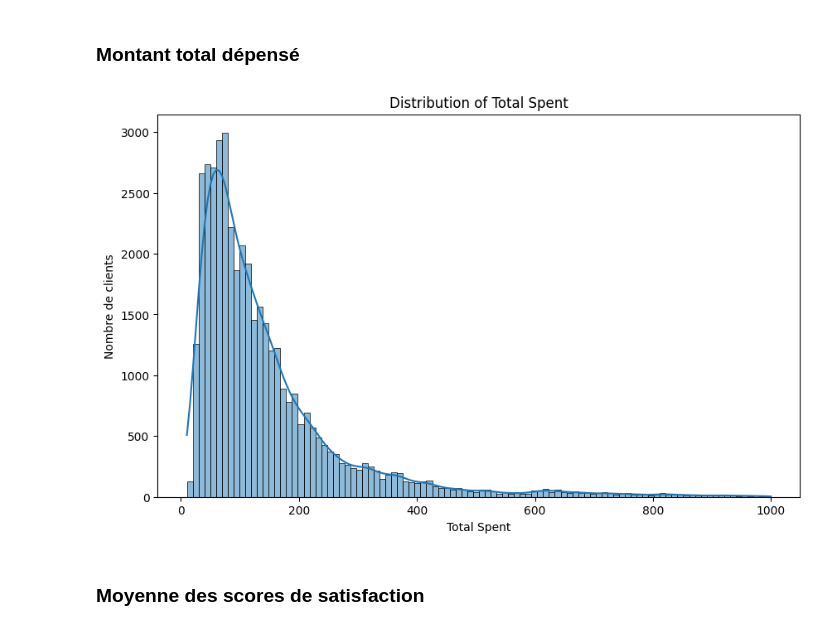
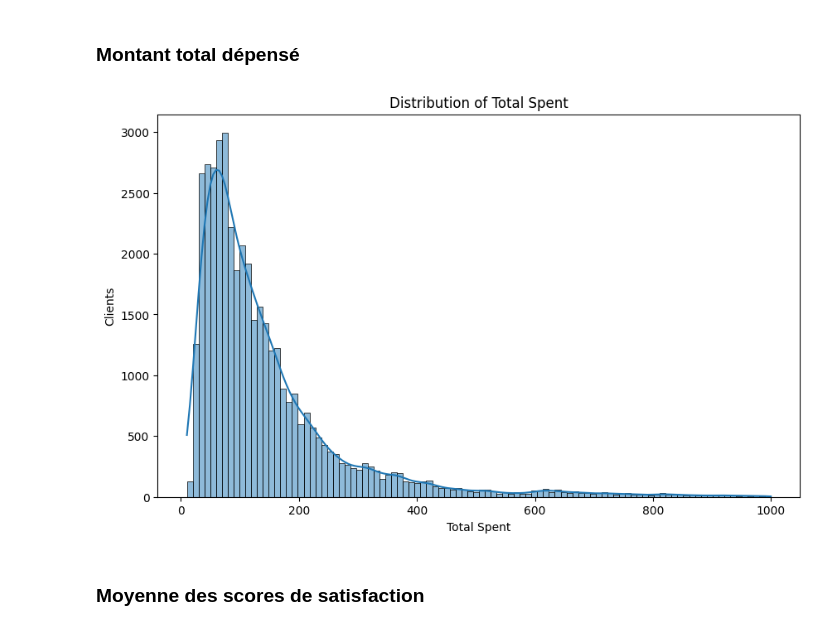
Before and after one commit to DavidScanu/oc-ai-engineer-p05-segmentez-clients-e-commerce, a Jupyter notebook: p05-david_scanu_02_notebook_exploration_20250117.ipynb, the cells around one changed output. Drawn from its saved outputs; the diff is of its cells as text; code cells hidden in the pictures.

```diff
--- a/p05-david_scanu_02_notebook_exploration_20250117.ipynb
+++ b/p05-david_scanu_02_notebook_exploration_20250117.ipynb
@@ -259,7 +249,7 @@ def create_rfm_df(df, start_date = datetime(2017, 1, 1), end_date = datetime(201
         rfm_df['recency'] = (period_end_timestamp - rfm_df['most_recent_purchase']).dt.days
         rfm_df['frequency'] = df.groupby('customer_unique_id').size()
         rfm_df['monetary_value'] = df.groupby('customer_unique_id')['payment_value'].sum()
-        rfm_df['avg_review_score'] = df.groupby('customer_unique_id')['review_score'].mean().round()
+        rfm_df['avg_review_score'] = df.groupby('customer_unique_id')['review_score'].mean()
 
         rfm_df = rfm_df.drop(columns='most_recent_purchase')
 
@@ -350,13 +359,13 @@ plt.show()
 # %%
 rfm_df_max_spent = rfm_2017[rfm_2017['monetary_value'] <= 1000]
 
 plt.figure(figsize=(10, 6))
 sns.histplot(rfm_df_max_spent['monetary_value'], bins=100, kde=True)
 plt.title('Distribution of Total Spent')
 plt.xlabel('Total Spent')
-plt.ylabel('Nombre de clients')
+plt.ylabel('Clients')
 plt.show()
 # %% [output]
-[figure, old version]
+[figure, new version]
 # %% [markdown]
 ### Moyenne des scores de satisfaction
```
Also changed, not shown: parts of 25 cells of this notebook, 4 other files.
